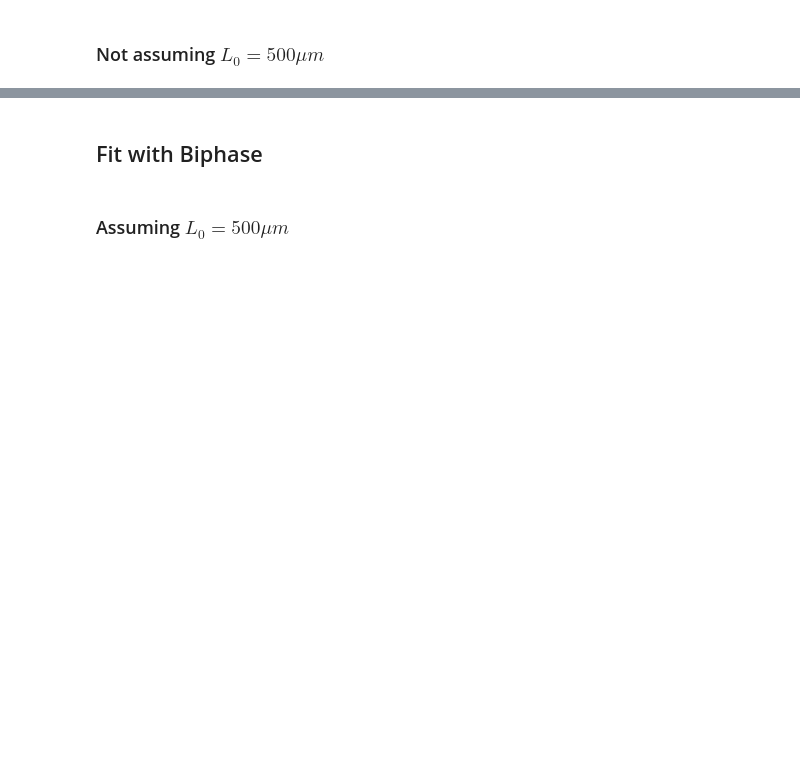
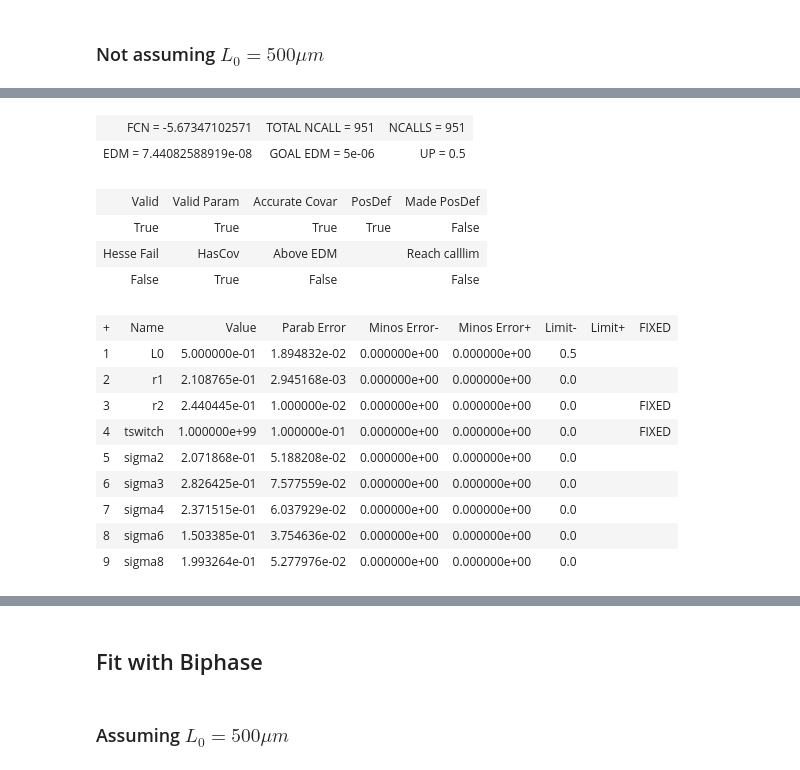
Before and after one commit to fabianrost84/axolotl-calculations-phd, a Jupyter notebook: proliferation_model.ipynb, the cells around one changed output, grey strips where cells are left out. Saved outputs shown, nothing was run; the diff lists cells and outputs as text; code cells hidden in the pictures; blank space fills up the shorter version.

```diff
--- a/proliferation_model.ipynb
+++ b/proliferation_model.ipynb
@@ -498,0 +440,19 @@ minuits['malt'].migrad();
+# %%
+fval = sp.inf
+L0_best, r1_best, r2_best, tswitch_best = sp.nan, sp.nan, sp.nan, sp.nan,
+for i in range(N):
+    L0, r1, r2, tswitch, sigma2, sigma3, sigma4, sigma6, sigma8 = generate_initial()
+    tswitch = 1e99
+    fix_L0 = False
+    fix_r2 = True
+    fix_tswitch = True
+    M = M_maker()
+    M.migrad();
+    if (M.fval < fval) and M.migrad_ok():
+        fval = M.fval
+        L0_best, r1_best, r2_best, tswitch_best, sigma2_best, sigma3_best, sigma4_best, sigma6_best, sigma8_best = L0, r1, r2, tswitch, sigma2, sigma3, sigma4, sigma6, sigma8
+
+L0, r1, r2, tswitch, sigma2, sigma3, sigma4, sigma6, sigma8 = L0_best, r1_best, r2_best, tswitch_best, sigma2_best, sigma3_best, sigma4_best, sigma6_best, sigma8_best
+minuits['malt'] = M_maker(print_level=1)
+minuits['malt'].migrad();
+# %% [output]
@@ -498,0 +460,16 @@ minuits['malt'].migrad();
+| FCN = -5.67347102571 | TOTAL NCALL = 951 | NCALLS = 951 |
+| EDM = 7.44082588919e-08 | GOAL EDM = 5e-06 | UP = 0.5 |
+| Valid | Valid Param | Accurate Covar | PosDef | Made PosDef |
+| True | True | True | True | False |
+| Hesse Fail | HasCov | Above EDM |  | Reach calllim |
+| False | True | False |  | False |
+| + | Name | Value | Parab Error | Minos Error- | Minos Error+ | Limit- | Limit+ | FIXED |
+| 1 | L0 | 5.000000e-01 | 1.894832e-02 | 0.000000e+00 | 0.000000e+00 | 0.5 |  |  |
+| 2 | r1 | 2.108765e-01 | 2.945168e-03 | 0.000000e+00 | 0.000000e+00 | 0.0 |  |  |
+| 3 | r2 | 2.440445e-01 | 1.000000e-02 | 0.000000e+00 | 0.000000e+00 | 0.0 |  | FIXED |
+| 4 | tswitch | 1.000000e+99 | 1.000000e-01 | 0.000000e+00 | 0.000000e+00 | 0.0 |  | FIXED |
+| 5 | sigma2 | 2.071868e-01 | 5.188208e-02 | 0.000000e+00 | 0.000000e+00 | 0.0 |  |  |
+| 6 | sigma3 | 2.826425e-01 | 7.577559e-02 | 0.000000e+00 | 0.000000e+00 | 0.0 |  |  |
+| 7 | sigma4 | 2.371515e-01 | 6.037929e-02 | 0.000000e+00 | 0.000000e+00 | 0.0 |  |  |
+| 8 | sigma6 | 1.503385e-01 | 3.754636e-02 | 0.000000e+00 | 0.000000e+00 | 0.0 |  |  |
+| 9 | sigma8 | 1.993264e-01 | 5.277976e-02 | 0.000000e+00 | 0.000000e+00 | 0.0 |  |  |
```
Also changed, not shown: parts of 15 cells of this notebook.
